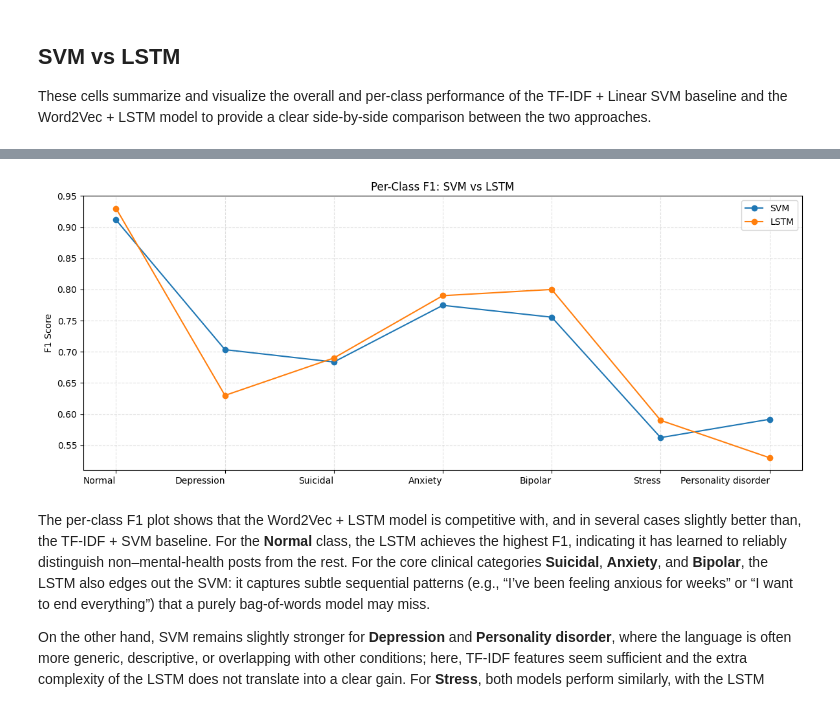
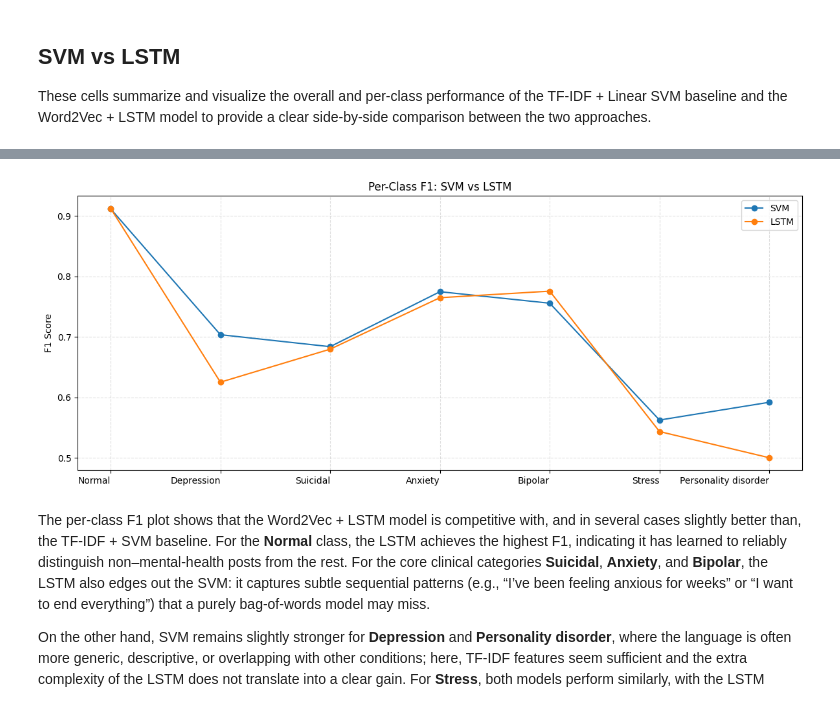
Before and after one commit to prakashy003/MindScope-AI, a Jupyter notebook: notebooks/05_Word_Embedding_Based_Model.ipynb, the cells around one changed output, grey strips where cells are left out. Drawn from its saved outputs; the diff is of its cells as text; code cells hidden in the pictures.

```diff
--- a/notebooks/05_Word_Embedding_Based_Model.ipynb
+++ b/notebooks/05_Word_Embedding_Based_Model.ipynb
@@ -1044,23 +1046,23 @@ summary_df
 # %%
 # Per-class F1 comparison
 
 svm_f1 = [0.9115, 0.7034, 0.6836, 0.7745, 0.7555, 0.5623, 0.5917]
-lstm_f1 = [0.93, 0.63, 0.69, 0.79, 0.80, 0.59, 0.53]
+lstm_f1 = [0.9122, 0.6249, 0.6795, 0.7646, 0.7754, 0.5433, 0.500]
 
 plt.figure(figsize=(12, 5))
 x = range(len(LABEL_ORDER))
 
 plt.plot(x, svm_f1, marker='o', label="SVM")
 plt.plot(x, lstm_f1, marker='o', label="LSTM")
 plt.xticks(x, LABEL_ORDER, ha="right")
 plt.ylabel("F1 Score")
 plt.title("Per-Class F1: SVM vs LSTM")
 plt.grid(True, linestyle="--", alpha=0.4)
 plt.legend()
 plt.tight_layout()
 plt.show()
 # %% [output]
-[figure, old version]
+[figure, new version]
 # %% [markdown]
 The per-class F1 plot shows that the Word2Vec + LSTM model is competitive with, and in several cases slightly better than, the TF-IDF + SVM baseline. For the **Normal** class, the LSTM achieves the highest F1, indicating it has learned to reliably distinguish non–mental-health posts from the rest. For the core clinical categories **Suicidal**, **Anxiety**, and **Bipolar**, the LSTM also edges out the SVM: it captures subtle sequential patterns (e.g., “I’ve been feeling anxious for weeks” or “I want to end everything”) that a purely bag-of-words model may miss.
 
```
Also changed, not shown: parts of 11 cells of this notebook.
